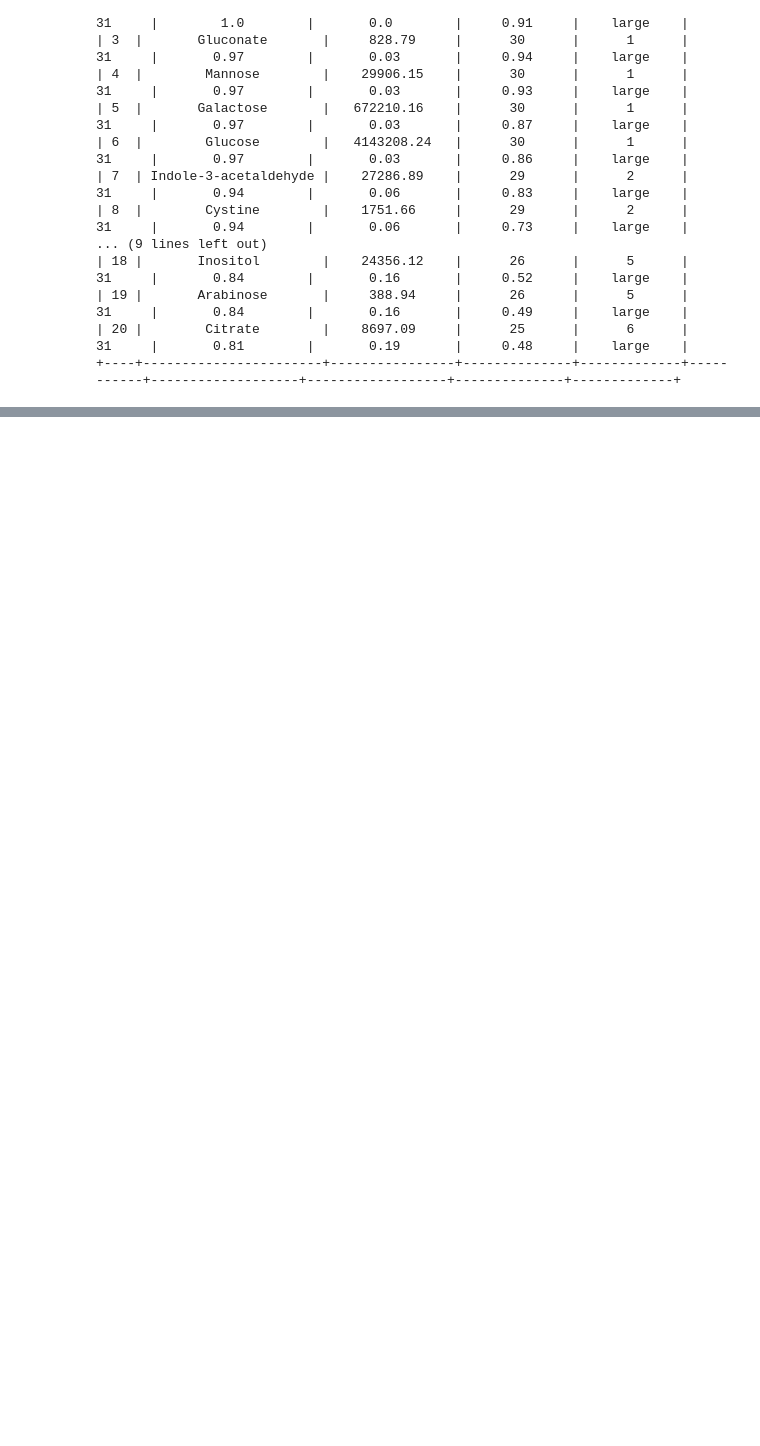
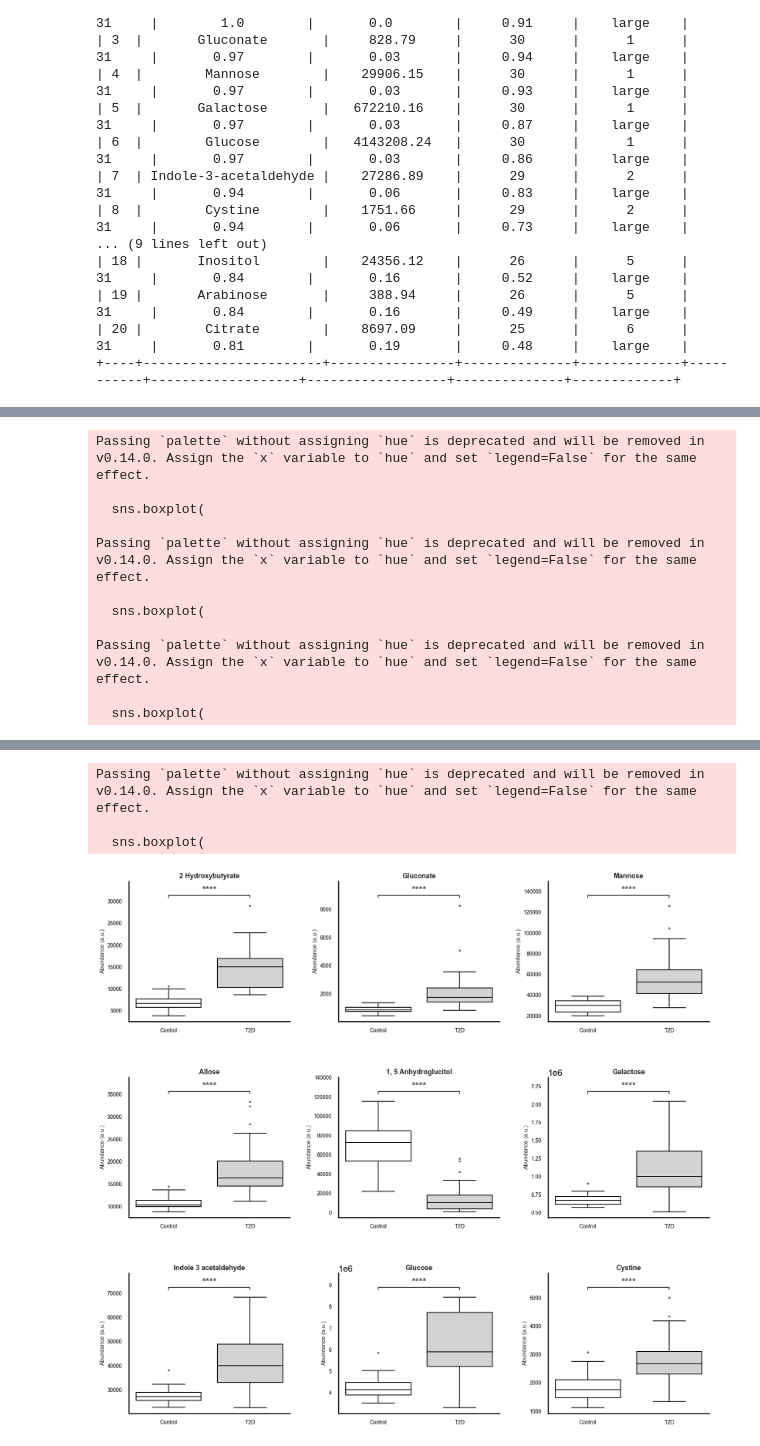
Before and after one commit to tomlas32/Diabetes, a Jupyter notebook: eda_v01.ipynb, the cells around one changed output, grey strips where cells are left out. Saved outputs shown, nothing was run; the diff lists cells and outputs as text; code cells hidden in the pictures; blank space fills up the shorter version.

Commit message:
Added boxplots for 9 potentially highly predictive features

```diff
--- a/eda_v01.ipynb
+++ b/eda_v01.ipynb
@@ -811,3 +812,65 @@ print(tabulate(bio_large.round(2), headers='keys', tablefmt='pretty'))
 # Save data into csv
 biological_df.to_csv("biological_inference.csv", index=False)
 signinificant_features.to_csv("significant_features.csv", index=False)
+# %%
+metabolites = signinificant_features["Feature"].values
+significance = signinificant_features["Corrected p-value"].values
+
+pvals = dict(zip(metabolites, significance))
+# %%
+# Set black & white theme
+sns.set_theme(style="white", context="talk", rc={"axes.edgecolor": "black", "xtick.color": "black", "ytick.color": "black"})
+plt.rcParams["axes.spines.top"] = False
+plt.rcParams["axes.spines.right"] = False
+
+# Define features and layout
+feat_list = [
+    "2-Hydroxybutyrate", "Gluconate", "Mannose",
+    "Allose", "1,5-Anhydroglucitol", "Galactose",
+    "Indole-3-acetaldehyde", "Glucose", "Cystine"
+]
+num_col = 3
+num_row = math.ceil(len(feat_list) / num_col)
+
+fig, axes = plt.subplots(num_row, num_col, figsize=(num_col * 5.5, num_row * 5))
+axes = axes.flatten()
+
+# Map class labels to readable form
+df_plot["Class"] = df["Class"].map({0: "Control", 1: "T2D"})
+
+for i, metabolite in enumerate(feat_list):
+    ax = axes[i]
+
+    # Use gray shades: white fill with black outline
+    sns.boxplot(
+        x="Class", y=metabolite, data=df_plot,
+        ax=ax, palette=["white", "lightgray"],
+        linewidth=1.5, fliersize=3, saturation=1,
+        boxprops=dict(edgecolor='black'),
+        medianprops=dict(color='black'),
+        whiskerprops=dict(color='black'),
+        capprops=dict(color='black'),
+        flierprops=dict(marker='o', markerfacecolor='black', markeredgecolor='black', markersize=3, alpha=0.5)
+    )
+
+    # Set up annotation pair
+    pairs = [("Control", "T2D")]
+
+    # Annotate with stars manually using legacy method
+    annotator = Annotator(ax, pairs, data=df_plot, x="Class", y=metabolite)
+    annotator.set_pvalues([pvals[metabolite]])  # set p-value
+    annotator.annotate()  # add the annotation
+
+    ax.set_title(metabolite.replace("-", " ").replace(",", ", "), fontsize=13, weight='bold')
+    ax.set_ylabel("Abundance (a.u.)", fontsize=11)
+    ax.set_xlabel("")
+    ax.tick_params(axis='both', labelsize=10)
+
+# Remove unused subplots
+for j in range(i + 1, len(axes)):
+    fig.delaxes(axes[j])
+
+plt.tight_layout()
+plt.subplots_adjust(hspace=0.4, wspace=0.3)
+plt.show()
+# %% [output]
@@ -813,0 +928,11 @@ signinificant_features.to_csv("significant_features.csv", index=False)
+Passing `palette` without assigning `hue` is deprecated and will be removed in v0.14.0. Assign the `x` variable to `hue` and set `legend=False` for the same effect.
+
+  sns.boxplot(
+
+Passing `palette` without assigning `hue` is deprecated and will be removed in v0.14.0. Assign the `x` variable to `hue` and set `legend=False` for the same effect.
+
+  sns.boxplot(
+
+Passing `palette` without assigning `hue` is deprecated and will be removed in v0.14.0. Assign the `x` variable to `hue` and set `legend=False` for the same effect.
+
+  sns.boxplot(
@@ -813,0 +956,4 @@ signinificant_features.to_csv("significant_features.csv", index=False)
+Passing `palette` without assigning `hue` is deprecated and will be removed in v0.14.0. Assign the `x` variable to `hue` and set `legend=False` for the same effect.
+
+  sns.boxplot(
+[figure, added]
```
Also changed, not shown: parts of 2 cells of this notebook.
